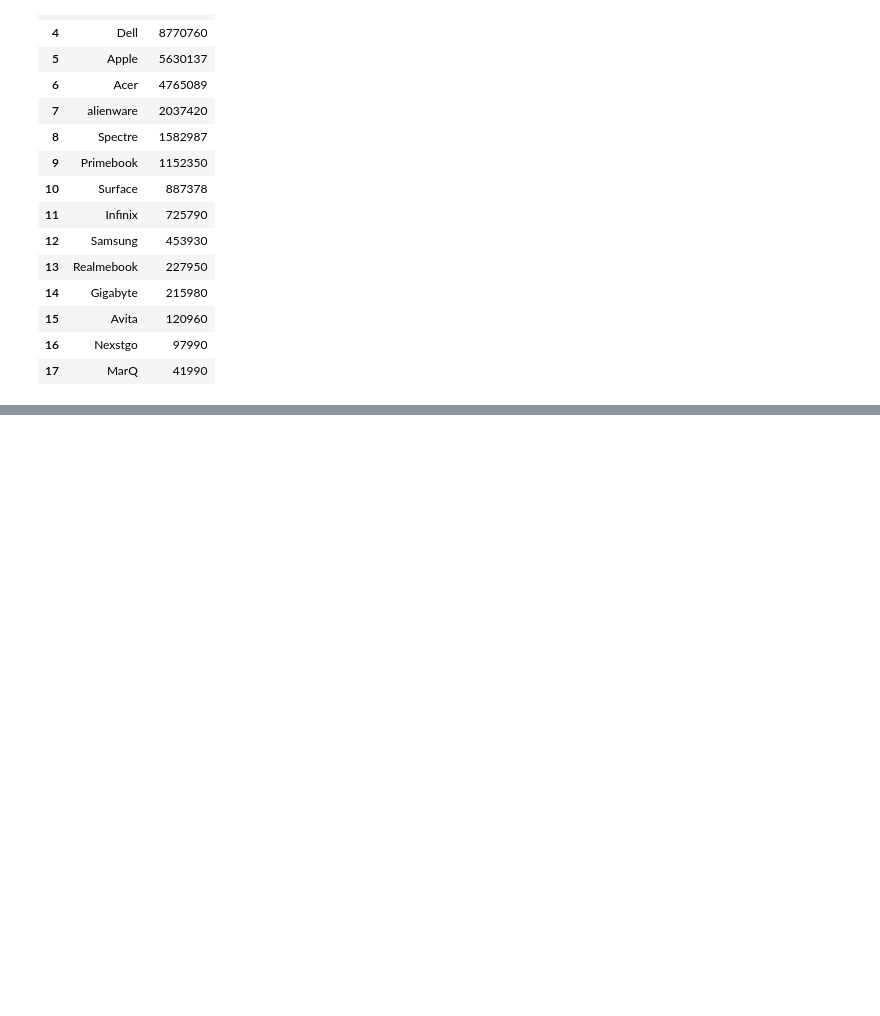
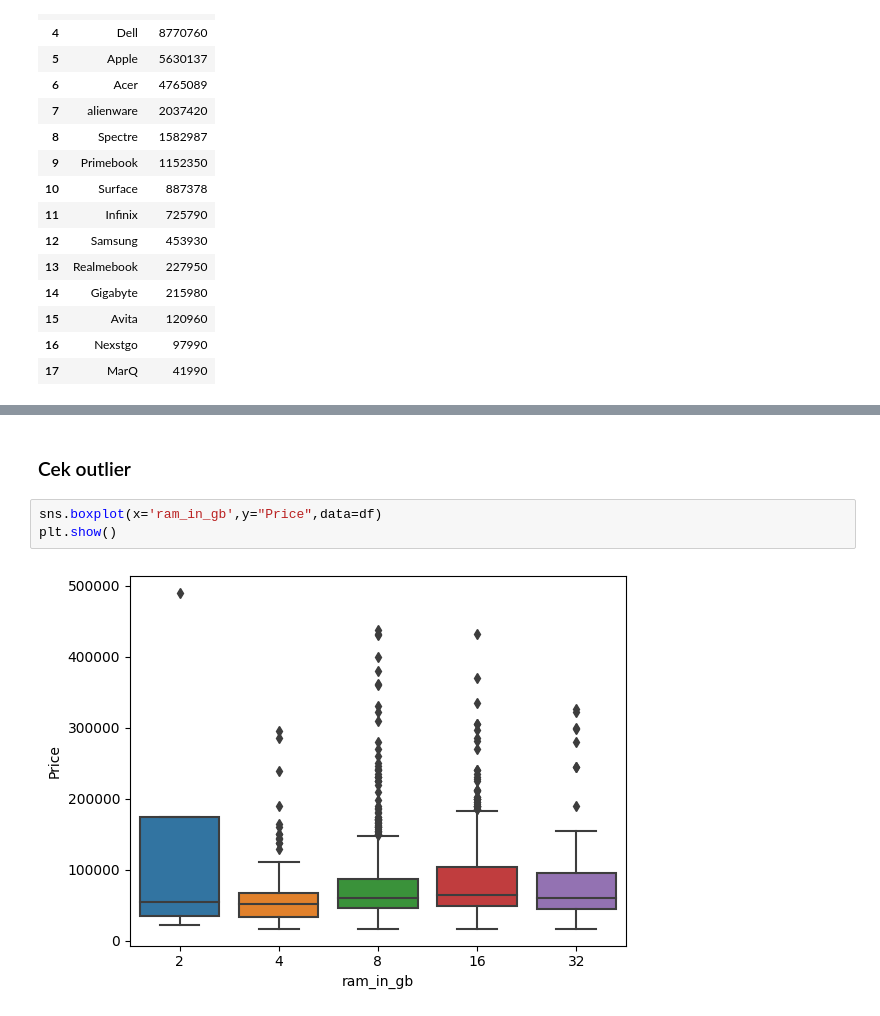
Before and after one commit to TeguhPermana666/Forecasting_Laptop-Price, a Jupyter notebook: EDA.ipynb, the cells around one changed output, grey strips where cells are left out. Saved outputs shown, nothing was run; the diff lists cells and outputs as text; blank space fills up the shorter version.

```diff
--- a/EDA.ipynb
+++ b/EDA.ipynb
@@ -150,0 +156,7 @@ plt.show()
+# %% [markdown]
+### Cek outlier
+# %%
+sns.boxplot(x='ram_in_gb',y="Price",data=df)
+plt.show()
+# %% [output]
+[figure, added]
```
Also changed, not shown: parts of 8 cells of this notebook, 2 other files.
